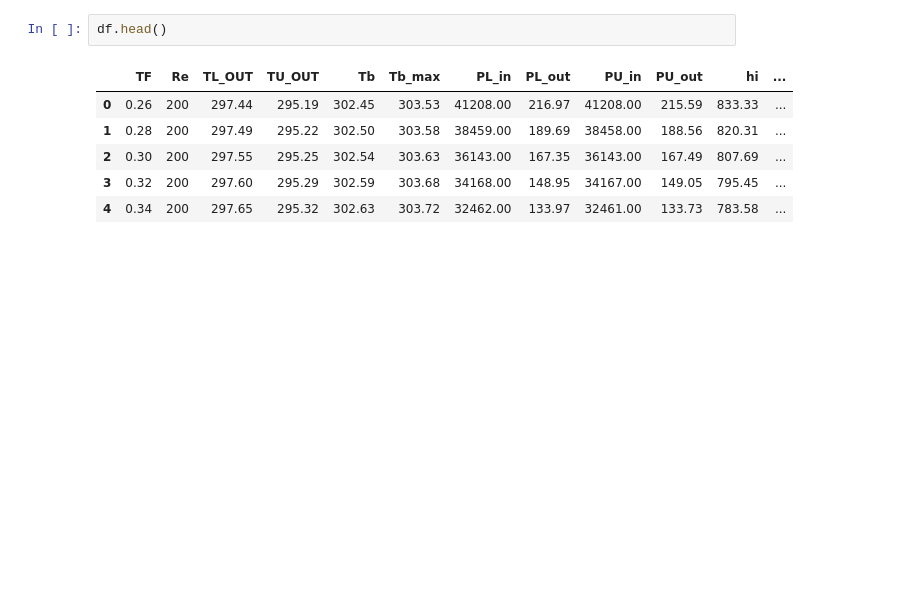
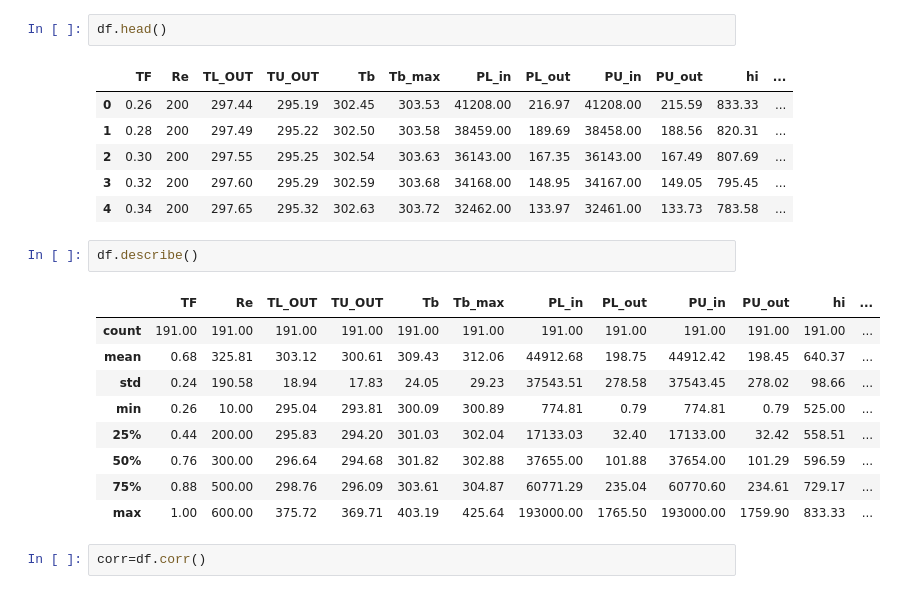
Before and after one commit to atusharkm/hello-world, a Jupyter notebook: FinBTP.ipynb, the cells around one changed output. Drawn from its saved outputs; the diff is of its cells as text; blank space fills up the shorter version.

```diff
--- a/FinBTP.ipynb
+++ b/FinBTP.ipynb
@@ -43,3 +43,17 @@ df.head()
 | 2 | 0.30 | 200 | 297.55 | 295.25 | 302.54 | 303.63 | 36143.00 | 167.35 | 36143.00 | 167.49 | 807.69 | ... |
 | 3 | 0.32 | 200 | 297.60 | 295.29 | 302.59 | 303.68 | 34168.00 | 148.95 | 34167.00 | 149.05 | 795.45 | ... |
 | 4 | 0.34 | 200 | 297.65 | 295.32 | 302.63 | 303.72 | 32462.00 | 133.97 | 32461.00 | 133.73 | 783.58 | ... |
+# %%
+df.describe()
+# %% [output]
+|  | TF | Re | TL_OUT | TU_OUT | Tb | Tb_max | PL_in | PL_out | PU_in | PU_out | hi | ... |
+| count | 191.00 | 191.00 | 191.00 | 191.00 | 191.00 | 191.00 | 191.00 | 191.00 | 191.00 | 191.00 | 191.00 | ... |
+| mean | 0.68 | 325.81 | 303.12 | 300.61 | 309.43 | 312.06 | 44912.68 | 198.75 | 44912.42 | 198.45 | 640.37 | ... |
+| std | 0.24 | 190.58 | 18.94 | 17.83 | 24.05 | 29.23 | 37543.51 | 278.58 | 37543.45 | 278.02 | 98.66 | ... |
+| min | 0.26 | 10.00 | 295.04 | 293.81 | 300.09 | 300.89 | 774.81 | 0.79 | 774.81 | 0.79 | 525.00 | ... |
+| 25% | 0.44 | 200.00 | 295.83 | 294.20 | 301.03 | 302.04 | 17133.03 | 32.40 | 17133.00 | 32.42 | 558.51 | ... |
+| 50% | 0.76 | 300.00 | 296.64 | 294.68 | 301.82 | 302.88 | 37655.00 | 101.88 | 37654.00 | 101.29 | 596.59 | ... |
+| 75% | 0.88 | 500.00 | 298.76 | 296.09 | 303.61 | 304.87 | 60771.29 | 235.04 | 60770.60 | 234.61 | 729.17 | ... |
+| max | 1.00 | 600.00 | 375.72 | 369.71 | 403.19 | 425.64 | 193000.00 | 1765.50 | 193000.00 | 1759.90 | 833.33 | ... |
+# %%
+corr=df.corr()
```
Also changed, not shown: parts of 1 cell of this notebook.
